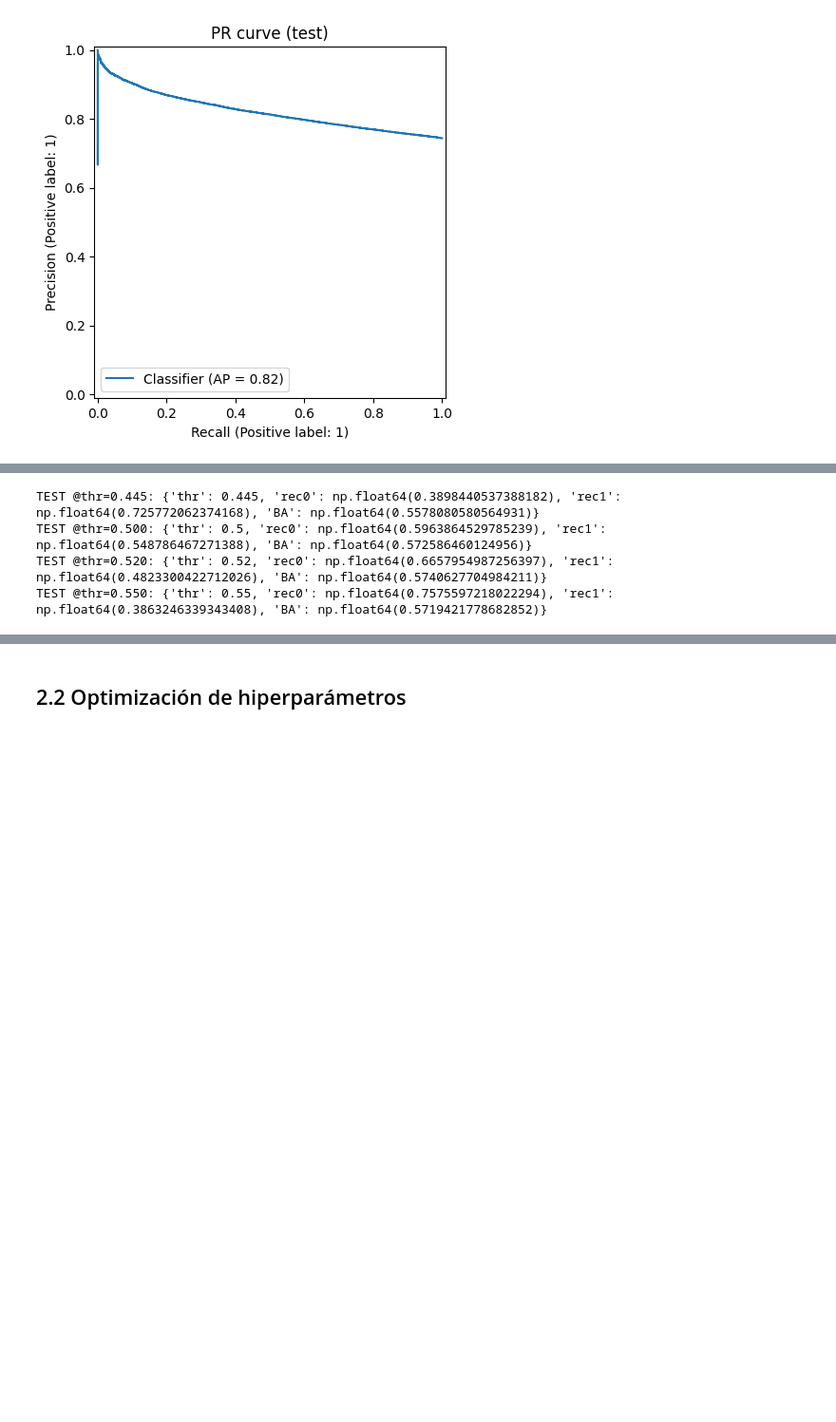
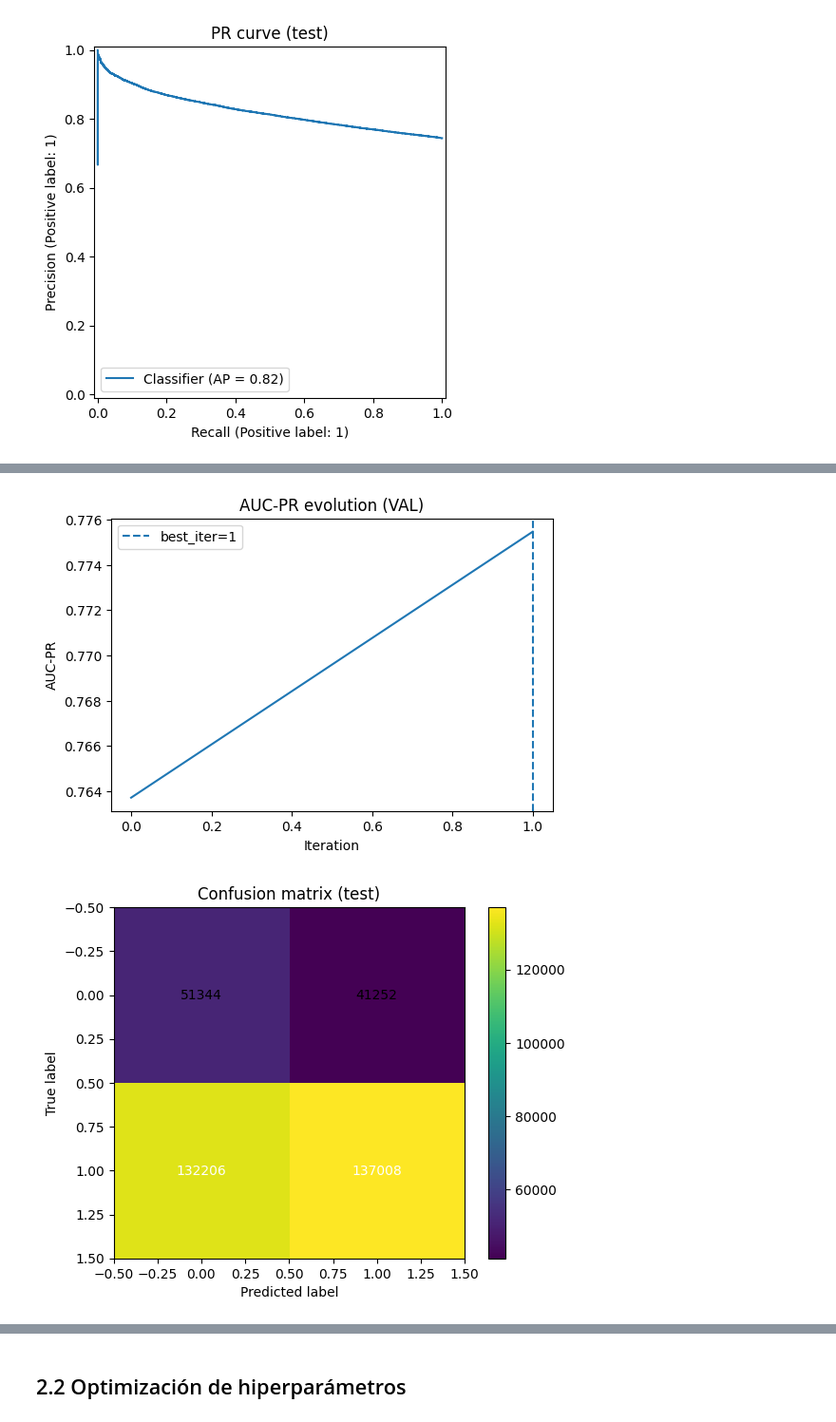
Before and after one commit to johnma96/thesis, a Jupyter notebook: notebooks/303-jmmz-ml-binary-modeling.ipynb, the cells around one changed output, grey strips where cells are left out. Shown at 95% size. Saved outputs shown, nothing was run; the diff lists cells and outputs as text; code cells hidden in the pictures; blank space fills up the shorter version.

Commit message:
Cross validation integrated into baseline XGBoost model. CNN-1D training completed with hyperparameter optimization + mlflow.

```diff
--- a/notebooks/303-jmmz-ml-binary-modeling.ipynb
+++ b/notebooks/303-jmmz-ml-binary-modeling.ipynb
@@ -1684,24 +1678,0 @@ PR-AUC  (test): 0.816
-# %%
-from sklearn.metrics import confusion_matrix
-
-def metrics_at(y_true, y_prob, thr):
-    y_pred = (y_prob >= thr).astype(int)
-    tn, fp, fn, tp = confusion_matrix(y_true, y_pred).ravel()
-    rec0 = tn / (tn + fp + 1e-9)
-    rec1 = tp / (tp + fn + 1e-9)
-    ba   = 0.5 * (rec0 + rec1)
-    return {"thr": thr, "rec0": rec0, "rec1": rec1, "BA": ba}
-
-m_0445 = metrics_at(y_test, y_prob_test, 0.445)  # tu umbral anterior
-m_0500 = metrics_at(y_test, y_prob_test, 0.500)  # nuevo umbral (BA)
-m_0520 = metrics_at(y_test, y_prob_test, 0.520)  # nuevo umbral (BA)
-m_0550 = metrics_at(y_test, y_prob_test, 0.550)  # nuevo umbral (BA)
-print("TEST @thr=0.445:", m_0445)
-print("TEST @thr=0.500:", m_0500)
-print("TEST @thr=0.520:", m_0520)
-print("TEST @thr=0.550:", m_0550)
-# %% [output]
-TEST @thr=0.445: {'thr': 0.445, 'rec0': np.float64(0.3898440537388182), 'rec1': np.float64(0.725772062374168), 'BA': np.float64(0.5578080580564931)}
-TEST @thr=0.500: {'thr': 0.5, 'rec0': np.float64(0.5963864529785239), 'rec1': np.float64(0.548786467271388), 'BA': np.float64(0.572586460124956)}
-TEST @thr=0.520: {'thr': 0.52, 'rec0': np.float64(0.6657954987256397), 'rec1': np.float64(0.4823300422712026), 'BA': np.float64(0.5740627704984211)}
-TEST @thr=0.550: {'thr': 0.55, 'rec0': np.float64(0.7575597218022294), 'rec1': np.float64(0.3863246339343408), 'BA': np.float64(0.5719421778682852)}
@@ -1707,0 +1933,27 @@ TEST @thr=0.550: {'thr': 0.55, 'rec0': np.float64(0.7575597218022294), 'rec1': n
+# %%
+xgboost_params = {
+            "objective": "binary:logistic",
+            "max_depth": 6,
+            "learning_rate": 0.03,
+            "subsample": 0.8,
+            "colsample_bytree": 0.8,
+            "eval_metric": "aucpr",
+            "max_delta_step": 1,
+            "tree_method": "hist",
+            "n_estimators": 5500,
+            "n_jobs": -1,
+            "early_stopping_rounds": 200,
+            "random_state": 42,
+            "verbosity": 3
+        }
+
+model, test_metrics, best_thr = train_xgboost_pipeline_cv(
+    X_train = X_train.values, y_train=y_train.values,
+    X_val = X_val.values, y_val=y_val.values,
+    X_test = X_test.values, y_test=y_test.values,
+    run_name="xgboost_baseline_cv",
+    xgboost_params=xgboost_params,
+    n_splits=5,
+    seed=42
+)
+# %% [output]
@@ -1707,0 +1977,2 @@ TEST @thr=0.550: {'thr': 0.55, 'rec0': np.float64(0.7575597218022294), 'rec1': n
+[figure, added]
+[figure, added]
```
Also changed, not shown: parts of 18 cells of this notebook, 1 other file.
